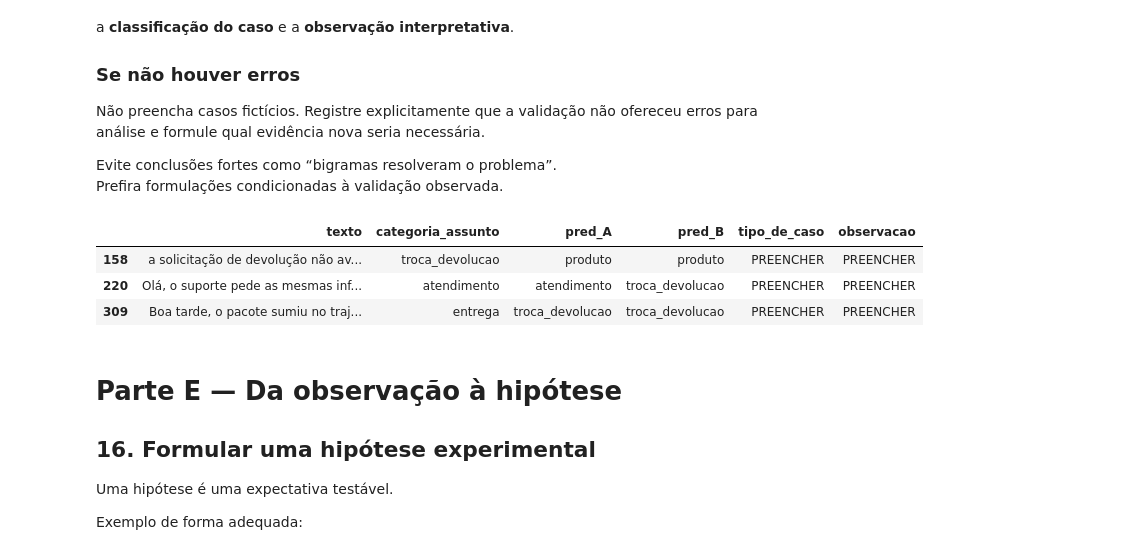
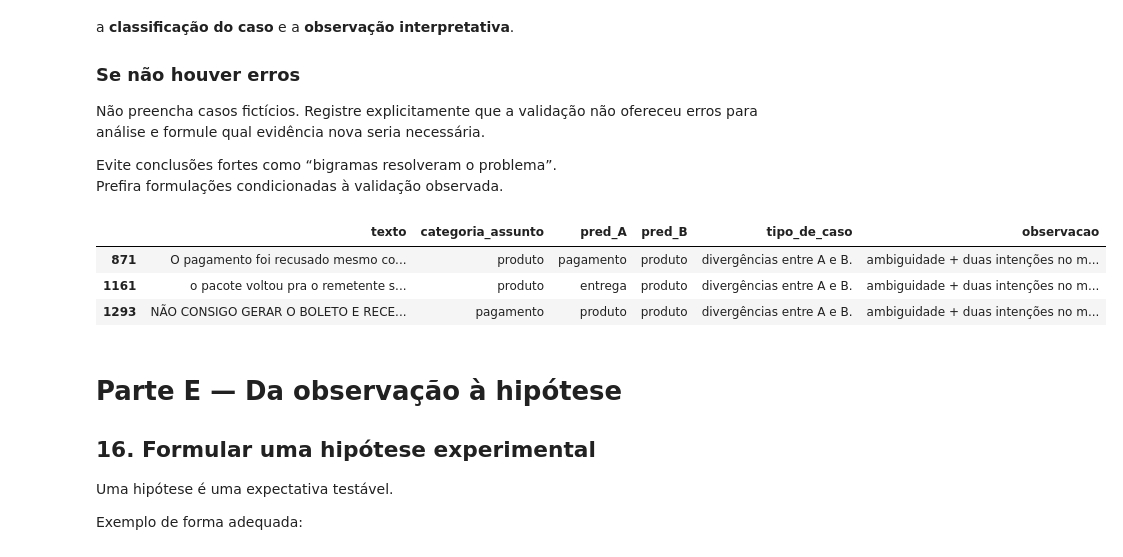
Before and after one commit to matheusdamato0-droid/Projeto-PLN-Grupo5, a Jupyter notebook: M16_Notebook_de_Comparacao_Controlada_e_Analise_de_Erros_v1_5.ipynb, the cells around one changed output. Saved outputs shown, nothing was run; the diff lists cells and outputs as text; code cells hidden in the pictures.

```diff
--- a/M16_Notebook_de_Comparacao_Controlada_e_Analise_de_Erros_v1_5.ipynb
+++ b/M16_Notebook_de_Comparacao_Controlada_e_Analise_de_Erros_v1_5.ipynb
@@ -457,7 +458,7 @@ print("Divergências entre A e B:", len(divergencias))
 if len(erros_para_inspecao) > 0:
     print("\nCaminho A — há erros para investigar.")
     candidatos_inspecao = erros_para_inspecao.copy()
-    display(candidatos_inspecao.head(20))
+    display(candidatos_inspecao.head(55))
 else:
     print("\nCaminho B — não houve erros nesta validação.")
     print("Não invente casos. Registre a ausência de erros como evidência.")
@@ -502,35 +503,35 @@ Prefira formulações condicionadas à validação observada.
 # %%
 if len(candidatos_inspecao) > 0:
     # Ajuste os índices abaixo caso queira analisar outros exemplos.
-    indices_escolhidos = candidatos_inspecao.index[:min(3, len(candidatos_inspecao))]
+    indices_escolhidos = candidatos_inspecao.index[7:min(10, len(candidatos_inspecao))]
 
     casos_analisados = candidatos_inspecao.loc[
         indices_escolhidos,
         [COL_TEXTO, COL_ALVO, "pred_A", "pred_B"]
     ].copy()
 
-    casos_analisados["tipo_de_caso"] = "PREENCHER"
-    casos_analisados["observacao"] = "PREENCHER"
+    casos_analisados["tipo_de_caso"] = "divergências entre A e B."
+    casos_analisados["observacao"] = "ambiguidade + duas intenções no mesmo texto"
 
     display(casos_analisados)
 else:
     casos_analisados = pd.DataFrame(
         columns=[COL_TEXTO, COL_ALVO, "pred_A", "pred_B", "tipo_de_caso", "observacao"]
     )
 
     registro_sem_erros = {
         "resultado_observado": (
             "Nesta validação, não houve erros para analisar nas representações A e B."
         ),
         "evidencia_nova_necessaria": "PREENCHER",
     }
 
     display(registro_sem_erros)
 # %% [output]
 |  | texto | categoria_assunto | pred_A | pred_B | tipo_de_caso | observacao |
-| 158 | a solicitação de devolução não av... | troca_devolucao | produto | produto | PREENCHER | PREENCHER |
-| 220 | Olá, o suporte pede as mesmas inf... | atendimento | atendimento | troca_devolucao | PREENCHER | PREENCHER |
-| 309 | Boa tarde, o pacote sumiu no traj... | entrega | troca_devolucao | troca_devolucao | PREENCHER | PREENCHER |
+| 871 | O pagamento foi recusado mesmo co... | produto | pagamento | produto | divergências entre A e B. | ambiguidade + duas intenções no m... |
+| 1161 | o pacote voltou pra o remetente s... | produto | entrega | produto | divergências entre A e B. | ambiguidade + duas intenções no m... |
+| 1293 | NÃO CONSIGO GERAR O BOLETO E RECE... | pagamento | produto | produto | divergências entre A e B. | ambiguidade + duas intenções no m... |
 # %% [markdown]
 # Parte E — Da observação à hipótese
 
```
Also changed, not shown: parts of 19 cells of this notebook.
